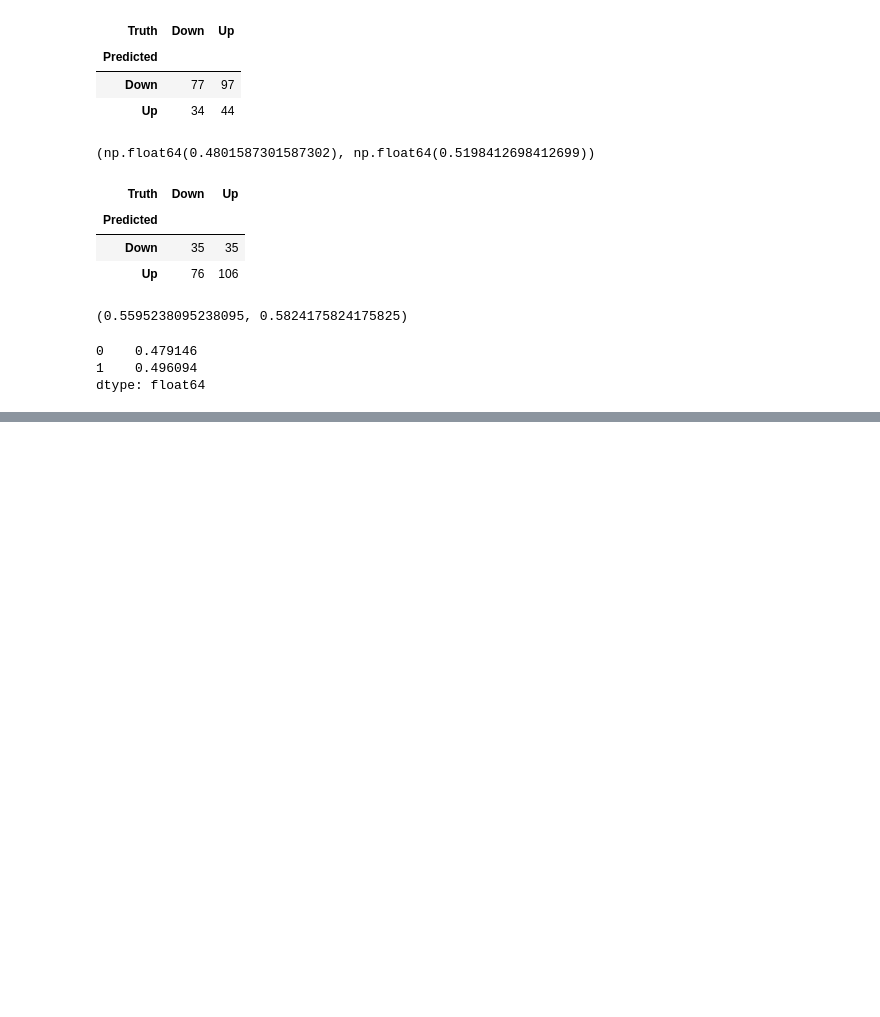
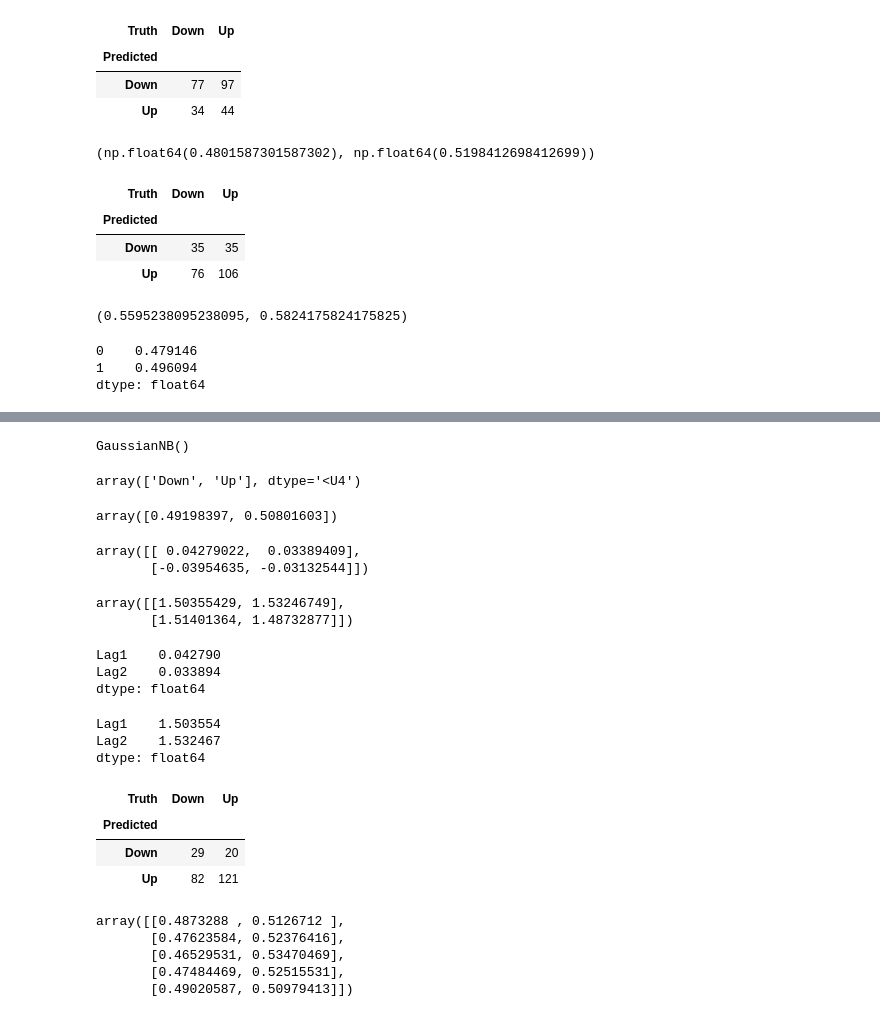
Before and after one commit to Nattawut30/Math-Algorithmic-Trading, a Jupyter notebook: Probability_Statistics/03_classification.ipynb, the cells around one changed output, grey strips where cells are left out. Drawn from its saved outputs; the diff is of its cells as text; code cells hidden in the pictures; blank space fills up the shorter version.

Commit message:
LDA, QDA, GaussianNB

```diff
--- a/Probability_Statistics/03_classification.ipynb
+++ b/Probability_Statistics/03_classification.ipynb
@@ -261,0 +366,68 @@ dtype: float64
+# %%
+""" Native Bayes """
+
+# GaussianNB() of the naive Bayes classifier models each quantitative feature using a Gaussian distribution.
+
+NB = GaussianNB()
+NB.fit(X_train, L_train)
+# %% [output]
+GaussianNB()
+# %%
+NB.classes_
+# %% [output]
+array(['Down', 'Up'], dtype='<U4')
+# %%
+# The class prior probabilities are stored in the class_prior_ attribute
+
+NB.class_prior_
+# %% [output]
+array([0.49198397, 0.50801603])
+# %%
+# The parameters of the features can be found in the theta_ and var_
+NB.theta_
+# %% [output]
+array([[ 0.04279022,  0.03389409],
+       [-0.03954635, -0.03132544]])
+# %%
+# Its variance = 1.503
+
+NB.var_
+# %% [output]
+array([[1.50355429, 1.53246749],
+       [1.51401364, 1.48732877]])
+# %%
+# We can easily varify the mean computation:
+
+X_train[L_train == 'Down'].mean()
+# %% [output]
+Lag1    0.042790
+Lag2    0.033894
+dtype: float64
+# %%
+# Similarly fo the variance
+
+X_train[L_train == 'Down'].var(ddof=0)
+# %% [output]
+Lag1    1.503554
+Lag2    1.532467
+dtype: float64
+# %%
+# The GaussianNB() function calculates variances using the 1/n formula.
+
+nb_labels = NB.predict(X_test)
+confusion_table(nb_labels, L_test)
+# %% [output]
+| Truth | Down | Up |
+| Predicted |  |  |
+| Down | 29 | 20 |
+| Up | 82 | 121 |
+# %%
+# estimates the probablitiy that each observation belongs to a particular class.
+
+NB.predict_proba(X_test)[:5]
+# %% [output]
+array([[0.4873288 , 0.5126712 ],
+       [0.47623584, 0.52376416],
+       [0.46529531, 0.53470469],
+       [0.47484469, 0.52515531],
+       [0.49020587, 0.50979413]])
```
Also changed, not shown: parts of 17 cells of this notebook.
